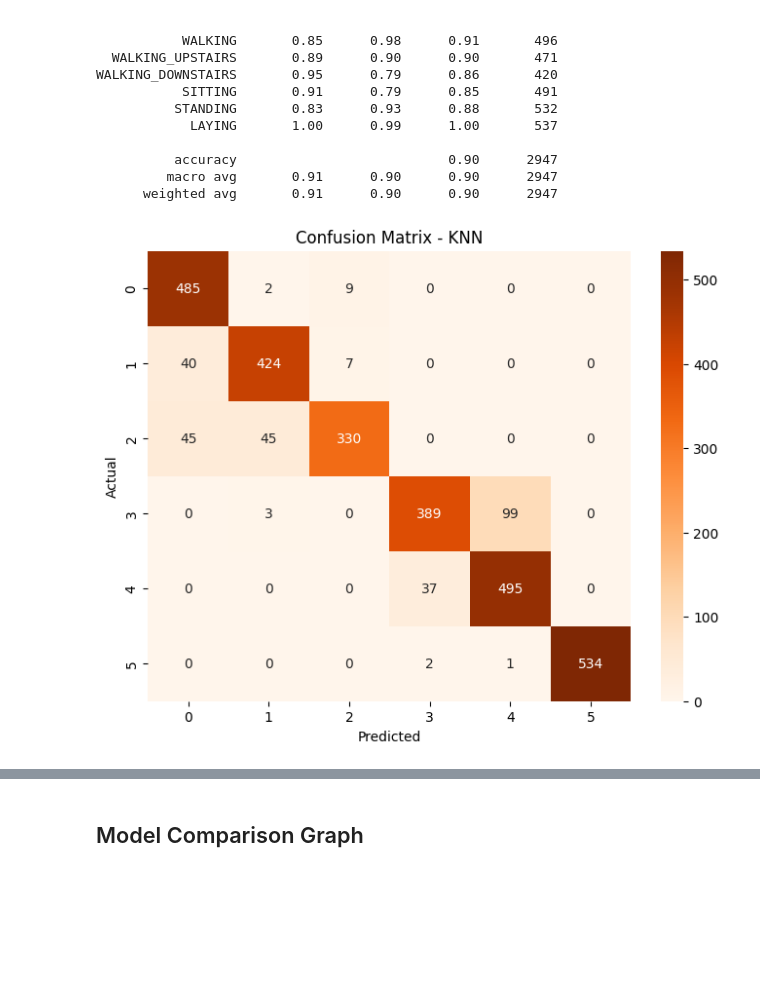
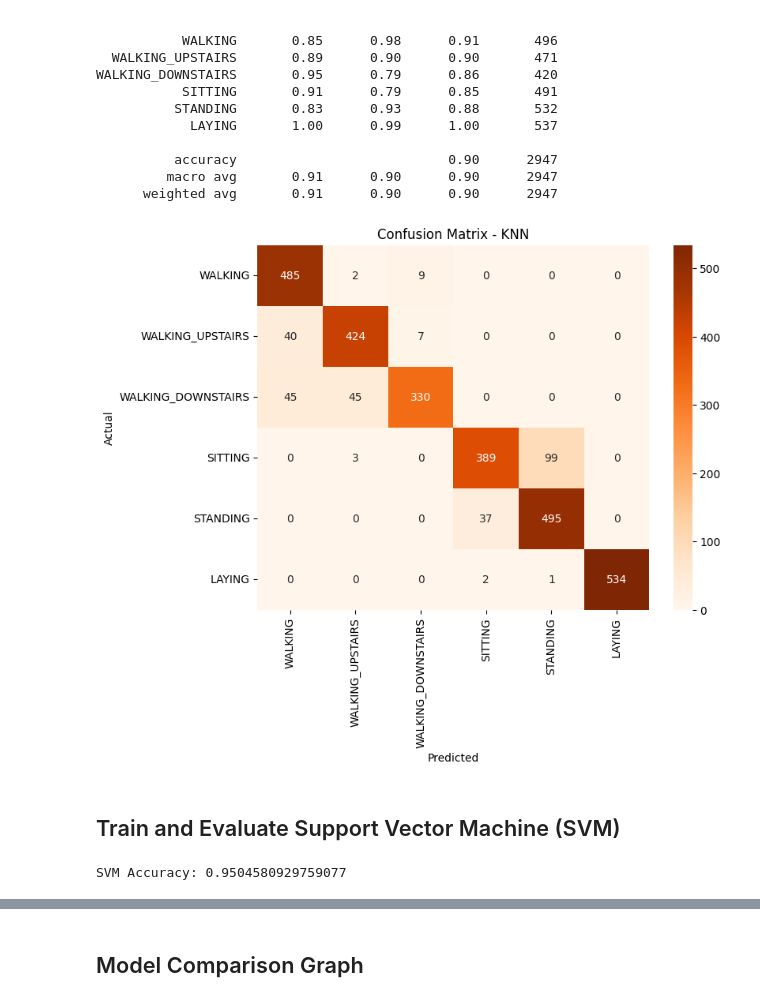
Before and after one commit to MuskanAggarwal30/human-activity-recognition, a Jupyter notebook: har_project.ipynb, the cells around one changed output, grey strips where cells are left out. Saved outputs shown, nothing was run; the diff lists cells and outputs as text; code cells hidden in the pictures; blank space fills up the shorter version.

```diff
--- a/har_project.ipynb
+++ b/har_project.ipynb
@@ -116,0 +119,12 @@ plt.show()
+# %%
+dt_model = DecisionTreeClassifier(random_state=42)
+
+dt_model.fit(X_train, y_train)
+
+y_pred_dt = dt_model.predict(X_test)
+
+from sklearn.metrics import accuracy_score
+
+dt_accuracy = accuracy_score(y_test, y_pred_dt)
+
+print("Decision Tree Accuracy:", dt_accuracy)
@@ -217,11 +271,31 @@ WALKING_DOWNSTAIRS       0.95      0.79      0.86       420
 # %%
 cm_knn = confusion_matrix(y_test, y_pred_knn)
 
 plt.figure(figsize=(8,6))
-sns.heatmap(cm_knn, annot=True, fmt="d", cmap="Oranges")
+sns.heatmap(cm_knn, annot=True, fmt="d", cmap="Oranges",
+            xticklabels=activity_labels,
+            yticklabels=activity_labels)
+
 plt.title("Confusion Matrix - KNN")
 plt.xlabel("Predicted")
 plt.ylabel("Actual")
 plt.show()
 # %% [output]
-[figure, old version]
+[figure, new version]
+# %% [markdown]
+## Train and Evaluate Support Vector Machine (SVM)
+# %%
+from sklearn.svm import SVC
+from sklearn.metrics import accuracy_score
+
+svm_model = SVC()
+
+svm_model.fit(X_train, y_train)
+
+y_pred_svm = svm_model.predict(X_test)
+
+svm_accuracy = accuracy_score(y_test, y_pred_svm)
+
+print("SVM Accuracy:", svm_accuracy)
+# %% [output]
+SVM Accuracy: 0.9504580929759077
```
Also changed, not shown: parts of 14 cells of this notebook.
